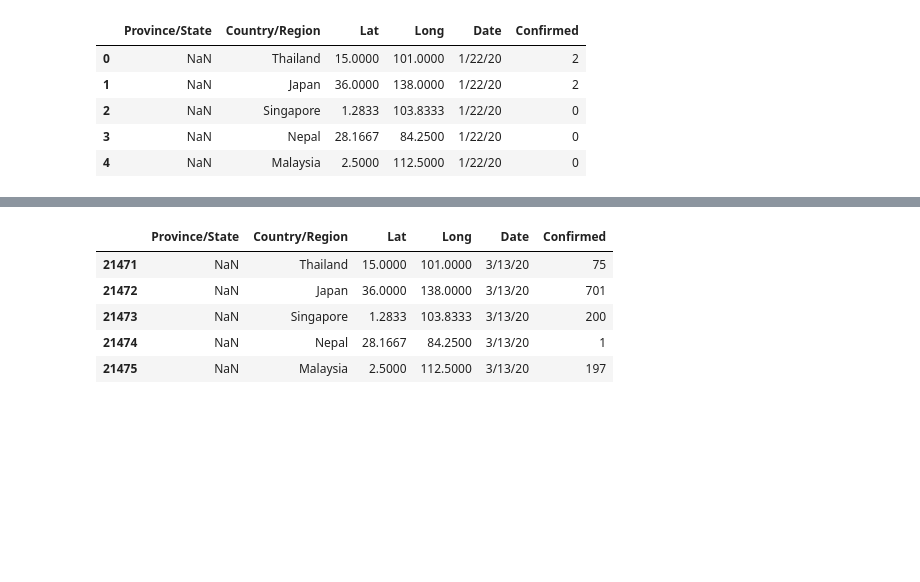
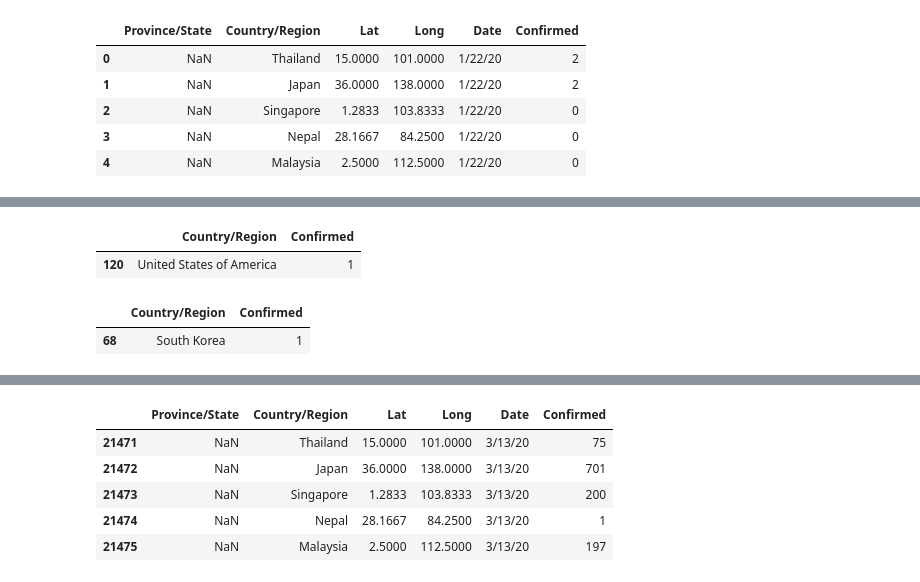
Before and after one commit to dkeogh1/time-series-covid, a Jupyter notebook: visualize_countries.ipynb, the cells around one changed output, grey strips where cells are left out. Saved outputs shown, nothing was run; the diff lists cells and outputs as text; code cells hidden in the pictures; blank space fills up the shorter version.

```diff
--- a/visualize_countries.ipynb
+++ b/visualize_countries.ipynb
@@ -65 +137,19 @@ hist_indicator = 'Confirmed'
+# %%
+first_day_df['Country/Region'] = np.where(first_day_df['Country/Region'] == 'US',
+                                          'United States of America',
+                                          first_day_df['Country/Region'])
+
+first_day_df['Country/Region'] = np.where(first_day_df['Country/Region'] == 'Korea, South',
+                                          'South Korea',
+                                          first_day_df['Country/Region'])
+# %%
+first_day_df[first_day_df['Country/Region']=='United States of America']
+# %% [output]
+|  | Country/Region | Confirmed |
+| 120 | United States of America | 1 |
+# %%
+first_day_df[first_day_df['Country/Region']=='South Korea']
+# %% [output]
+|  | Country/Region | Confirmed |
+| 68 | South Korea | 1 |
 # %%
```
Also changed, not shown: parts of 25 cells of this notebook, 3 other files.
